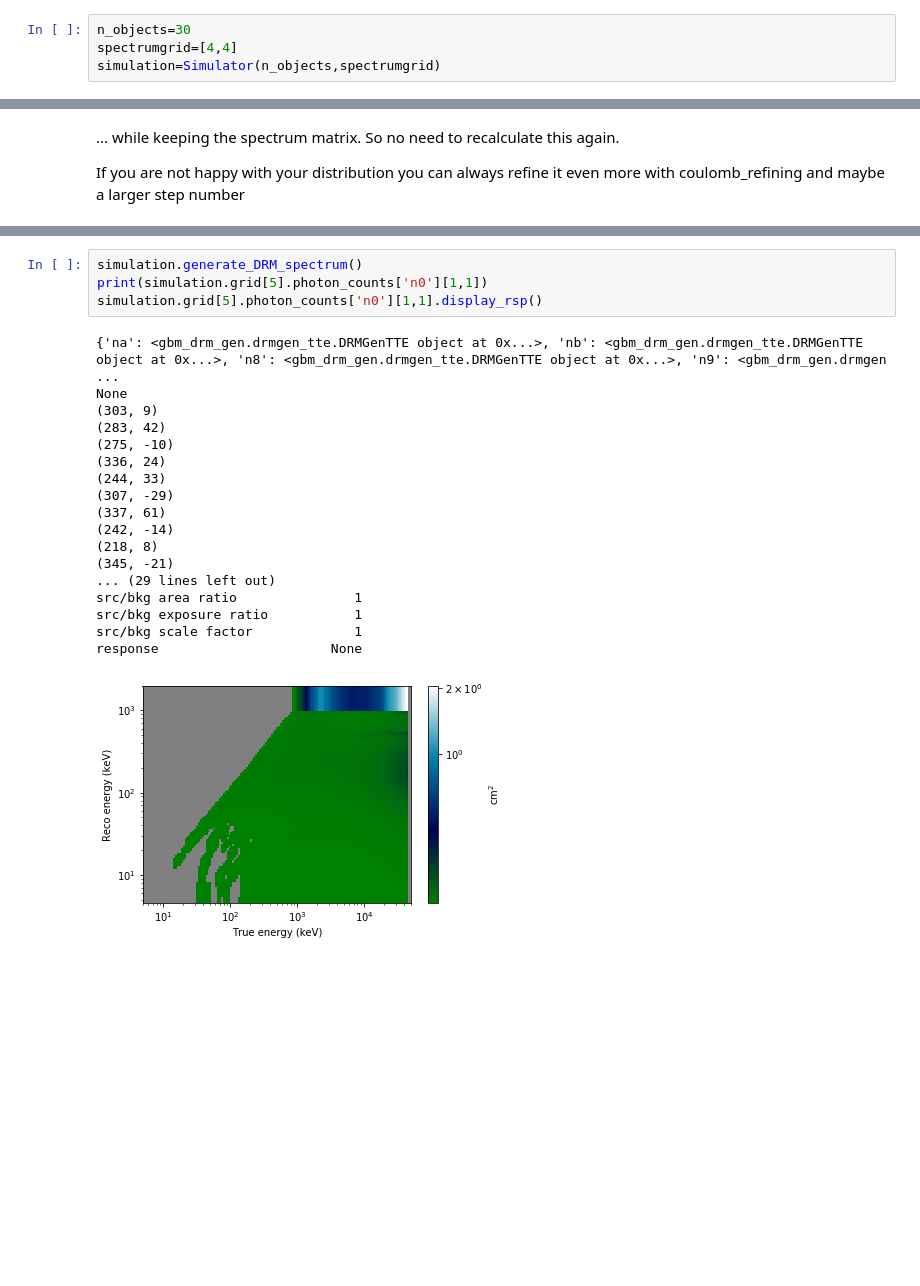
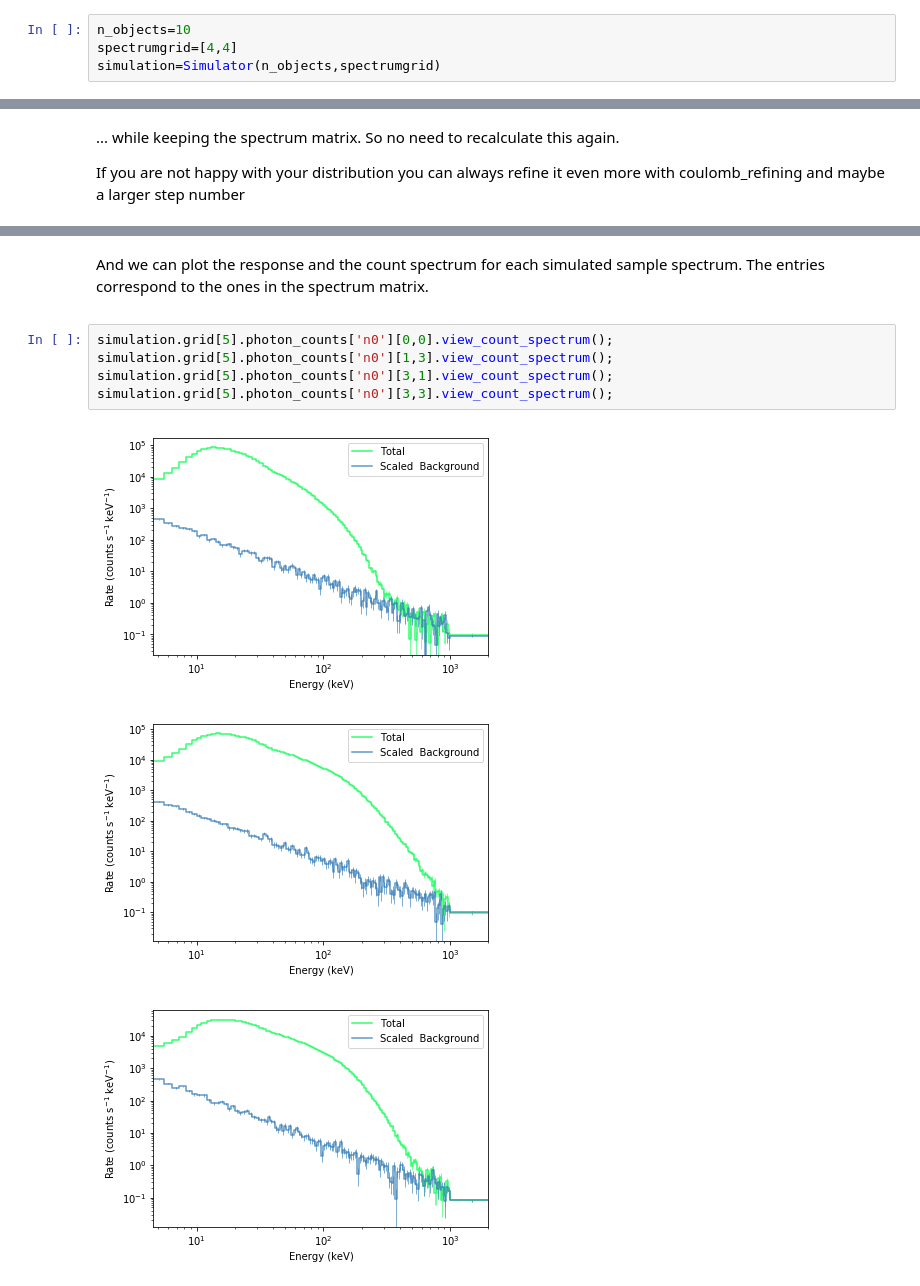
Before and after one commit to Husky22/GBMGridSimulator, a Jupyter notebook: Simulator Documentation.ipynb, the cells around one changed output, grey strips where cells are left out. Drawn from its saved outputs; the diff is of its cells as text; blank space fills up the shorter version.

Commit message:
SampleData

```diff
--- a/Simulator Documentation.ipynb
+++ b/Simulator Documentation.ipynb
@@ -12,7 +28,7 @@ from Simulator import *
 # %% [markdown]
 <p>Define the number of objects and the dimension of the spectrum matrix.</p>
 # %%
-n_objects=30
+n_objects=10
 spectrumgrid=[4,4]
 simulation=Simulator(n_objects,spectrumgrid)
 # %% [markdown]
@@ -123,23 +136,11 @@ simulation.grid[1].response
+# %% [markdown]
+<p>And we can plot the response and the count spectrum for each simulated sample spectrum. The entries correspond to the ones in the spectrum matrix.<p>
 # %%
-simulation.generate_DRM_spectrum()
-print(simulation.grid[5].photon_counts['n0'][1,1])
-simulation.grid[5].photon_counts['n0'][1,1].display_rsp()
+simulation.grid[5].photon_counts['n0'][0,0].view_count_spectrum();
+simulation.grid[5].photon_counts['n0'][1,3].view_count_spectrum();
+simulation.grid[5].photon_counts['n0'][3,1].view_count_spectrum();
+simulation.grid[5].photon_counts['n0'][3,3].view_count_spectrum();
 # %% [output]
-{'na': <gbm_drm_gen.drmgen_tte.DRMGenTTE object at 0x...>, 'nb': <gbm_drm_gen.drmgen_tte.DRMGenTTE object at 0x...>, 'n8': <gbm_drm_gen.drmgen_tte.DRMGenTTE object at 0x...>, 'n9': <gbm_drm_gen.drmgen ...
-None
-(303, 9)
-(283, 42)
-(275, -10)
-(336, 24)
-(244, 33)
-(307, -29)
-(337, 61)
-(242, -14)
-(218, 8)
-(345, -21)
-... (29 lines left out)
-src/bkg area ratio               1
-src/bkg exposure ratio           1
-src/bkg scale factor             1
-response                      None
-[figure, old version]
+[figure, new version]
+[figure, added]
+[figure, added]
```
Also changed, not shown: parts of 19 cells of this notebook, 55 other files.
